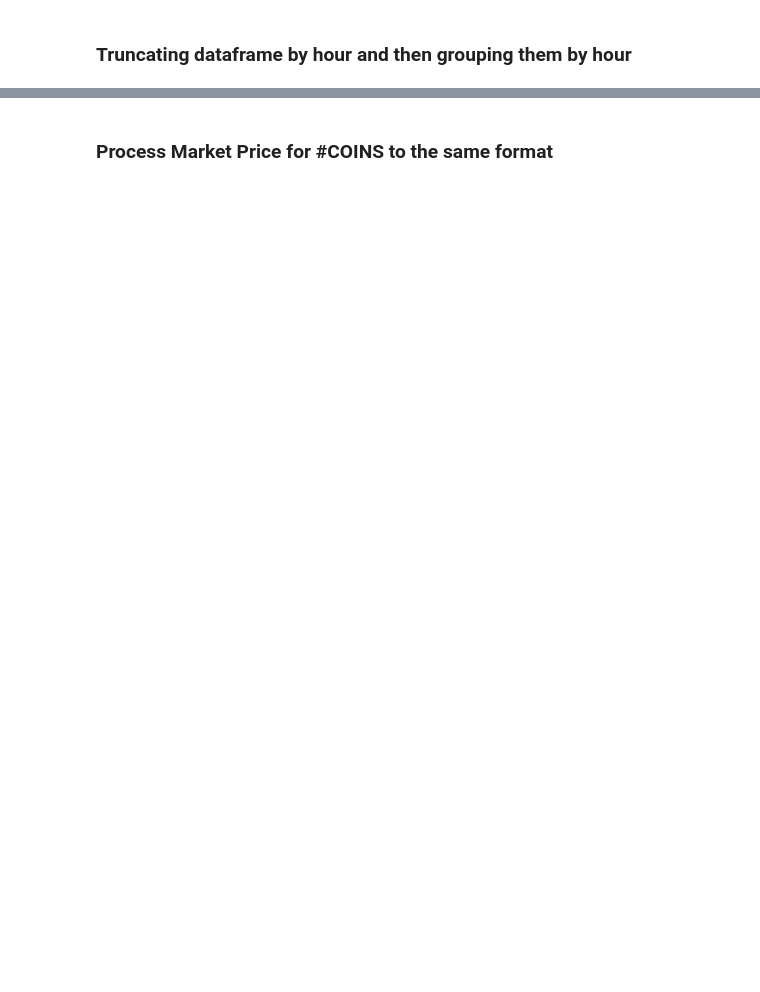
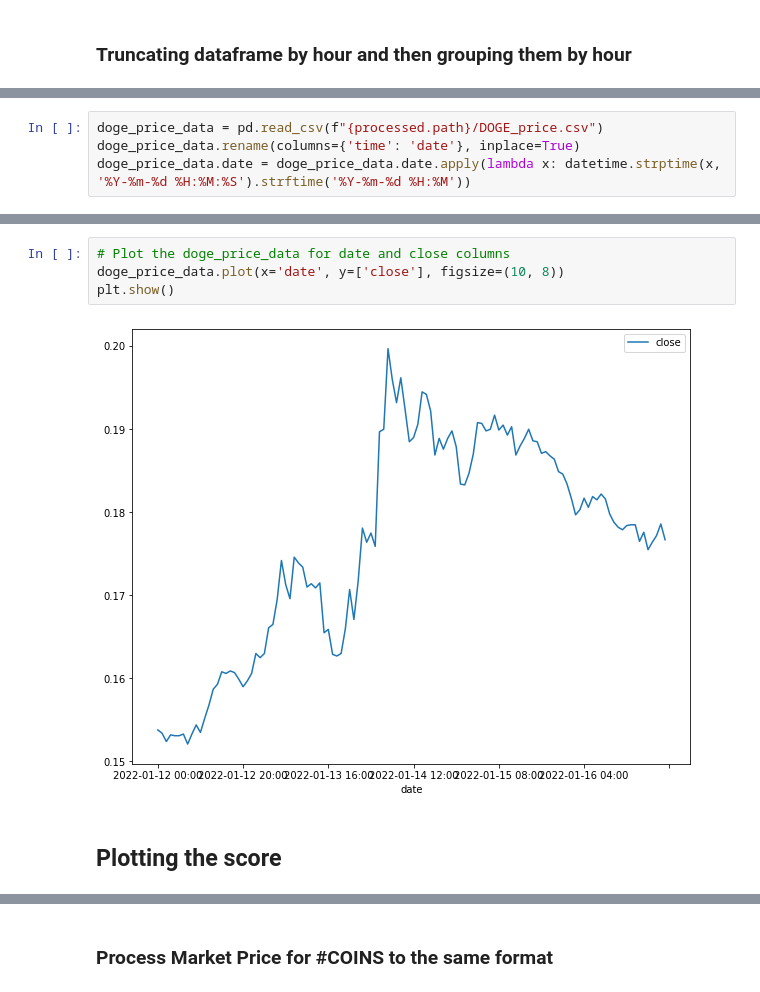
Before and after one commit to paulcodrea/crypto_price_prediction, a Jupyter notebook: process_sentiment.ipynb, the cells around one changed output, grey strips where cells are left out. Saved outputs shown, nothing was run; the diff lists cells and outputs as text; blank space fills up the shorter version.

```diff
--- a/process_sentiment.ipynb
+++ b/process_sentiment.ipynb
@@ -173,0 +265,4 @@ Number of unique words: 1134537
+# %%
+doge_price_data = pd.read_csv(f"{processed.path}/DOGE_price.csv")
+doge_price_data.rename(columns={'time': 'date'}, inplace=True)
+doge_price_data.date = doge_price_data.date.apply(lambda x: datetime.strptime(x, '%Y-%m-%d %H:%M:%S').strftime('%Y-%m-%d %H:%M'))
@@ -173,0 +277,8 @@ Number of unique words: 1134537
+# %%
+# Plot the doge_price_data for date and close columns
+doge_price_data.plot(x='date', y=['close'], figsize=(10, 8))
+plt.show()
+# %% [output]
+[figure, added]
+# %% [markdown]
+## Plotting the score
```
Also changed, not shown: parts of 32 cells of this notebook, 3 other files.
